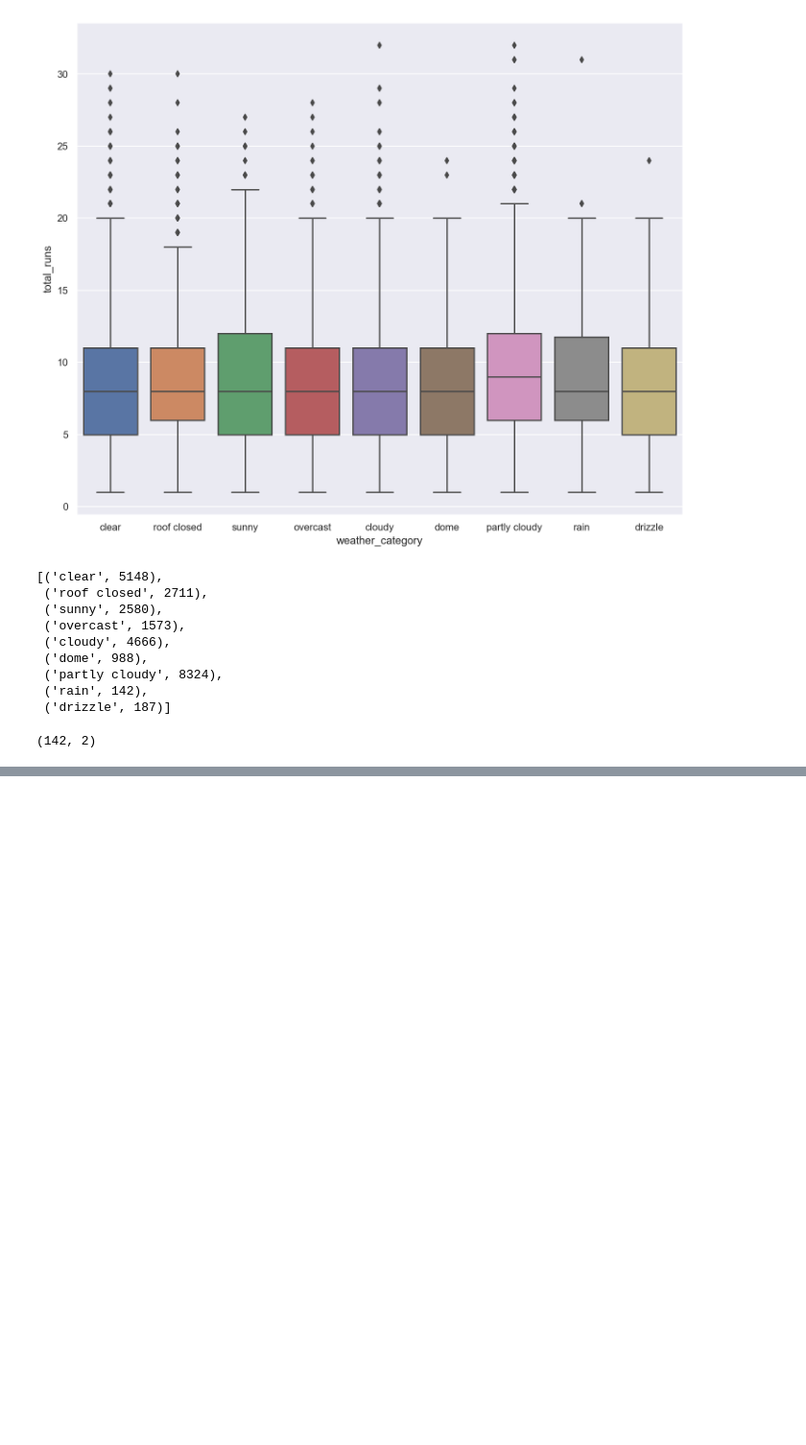
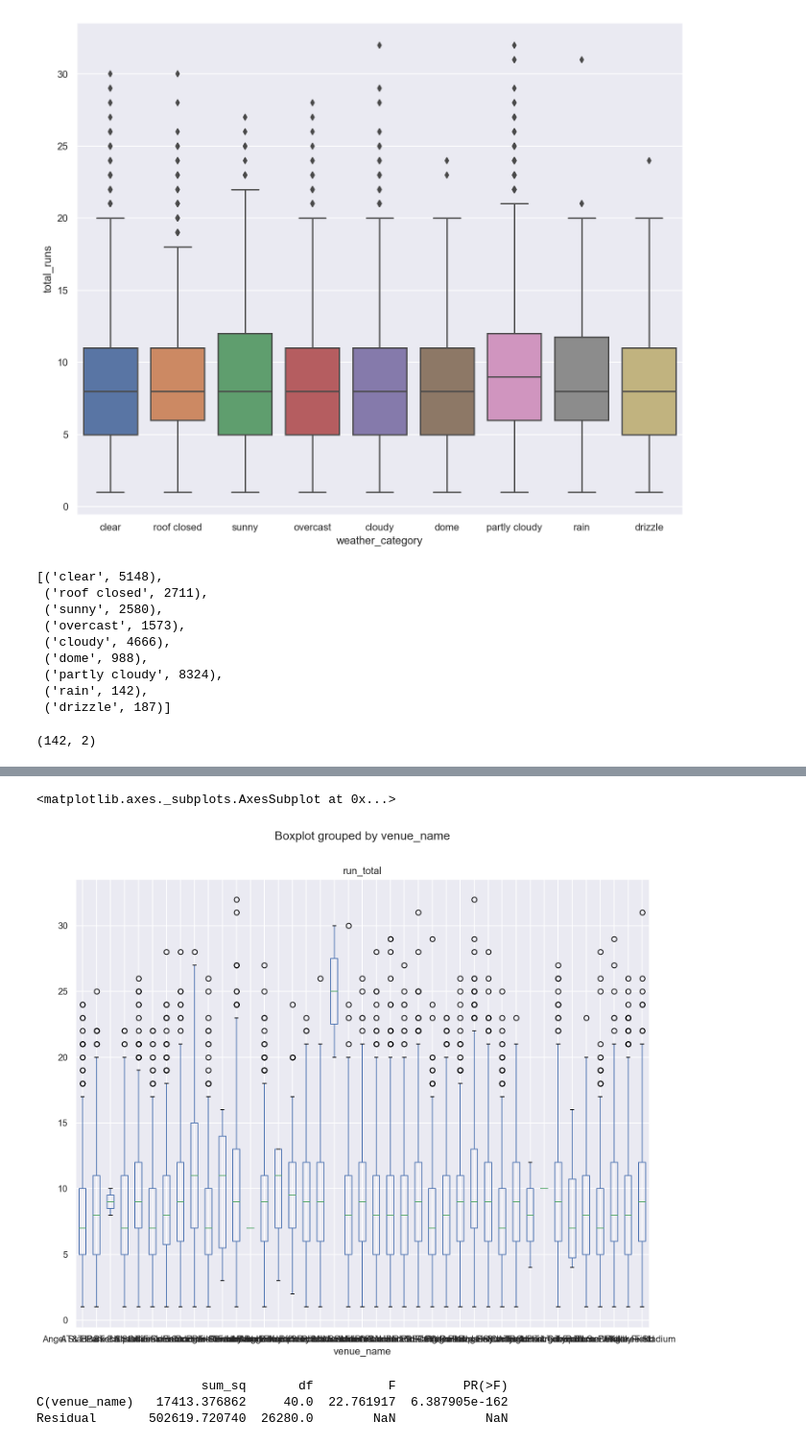
Before and after one commit to schlinkertc/MLB_Stats, a Jupyter notebook: analysis.ipynb, the cells around one changed output, grey strips where cells are left out. Shown at 96% size. Cells and saved outputs as stored; diff of their text form; code cells hidden in the pictures; blank space fills up the shorter version.

```diff
--- a/analysis.ipynb
+++ b/analysis.ipynb
@@ -273,0 +396,5 @@ clear = ['clear','sunny']
+# %%
+df_venue_teams.boxplot('run_total', by='venue_name')
+# %% [output]
+<matplotlib.axes._subplots.AxesSubplot at 0x...>
+[figure, added]
@@ -273,0 +403,9 @@ clear = ['clear','sunny']
+# %%
+formula = 'run_total ~ C(venue_name)'
+lm = ols(formula, df_venue_teams).fit()
+table = sm.stats.anova_lm(lm, typ=2)
+print(table)
+# %% [output]
+                      sum_sq       df          F         PR(>F)
+C(venue_name)   17413.376862     40.0  22.761917  6.387905e-162
+Residual       502619.720740  26280.0        NaN            NaN
```
Also changed, not shown: parts of 18 cells of this notebook.
